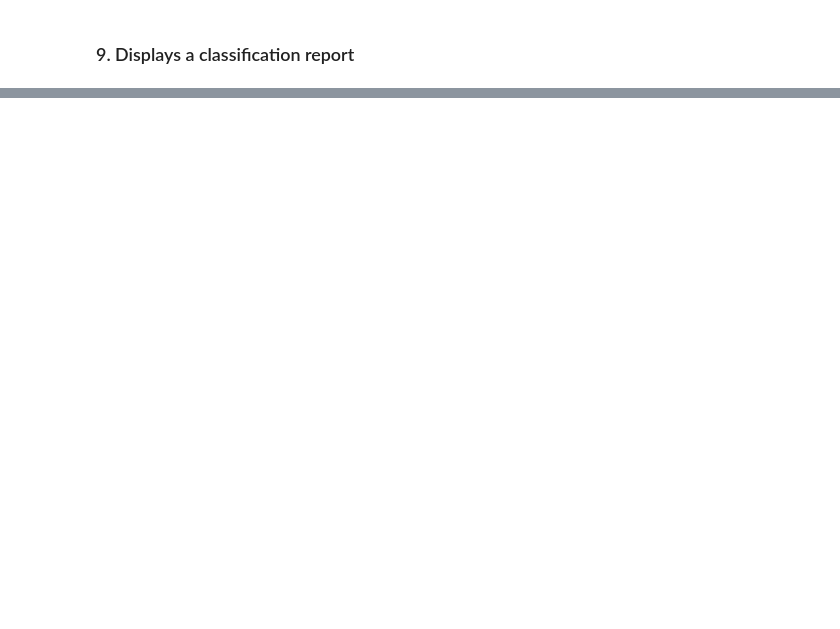
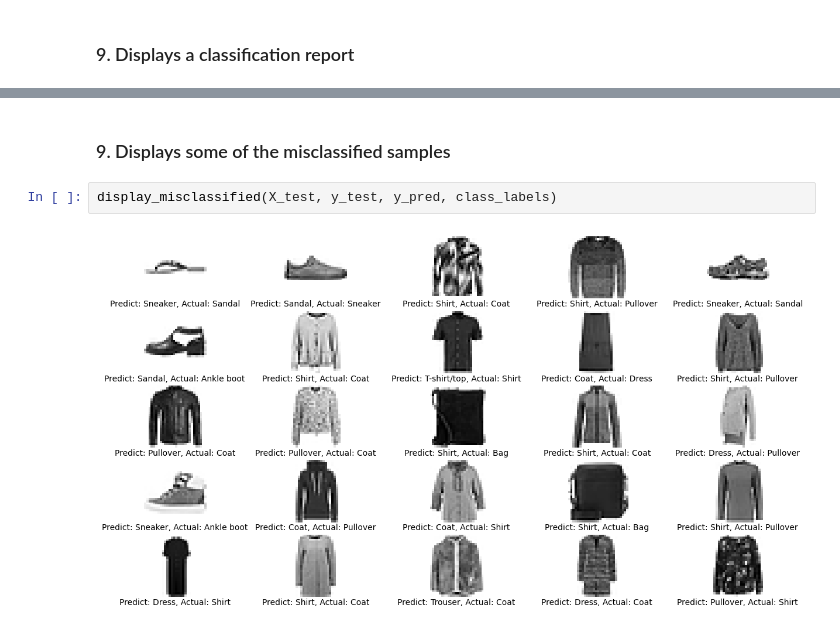
Before and after one commit to RECHE23/NumPy-Neural-Network, a Jupyter notebook: examples/mnist_fashion_dataset.ipynb, the cells around one changed output, grey strips where cells are left out. Saved outputs shown, nothing was run; the diff lists cells and outputs as text; blank space fills up the shorter version.

```diff
--- a/examples/mnist_fashion_dataset.ipynb
+++ b/examples/mnist_fashion_dataset.ipynb
@@ -131 +135,7 @@ print(classification_report(cm, class_labels=class_labels, formatted=True))
 └───────────────────┴───────────┴───────────┴───────────┴───────────┘
+# %% [markdown]
+### 9. Displays some of the misclassified samples
+# %%
+display_misclassified(X_test, y_test, y_pred, class_labels)
+# %% [output]
+[figure, added]
```
Also changed, not shown: parts of 6 cells of this notebook, 2 other files.
